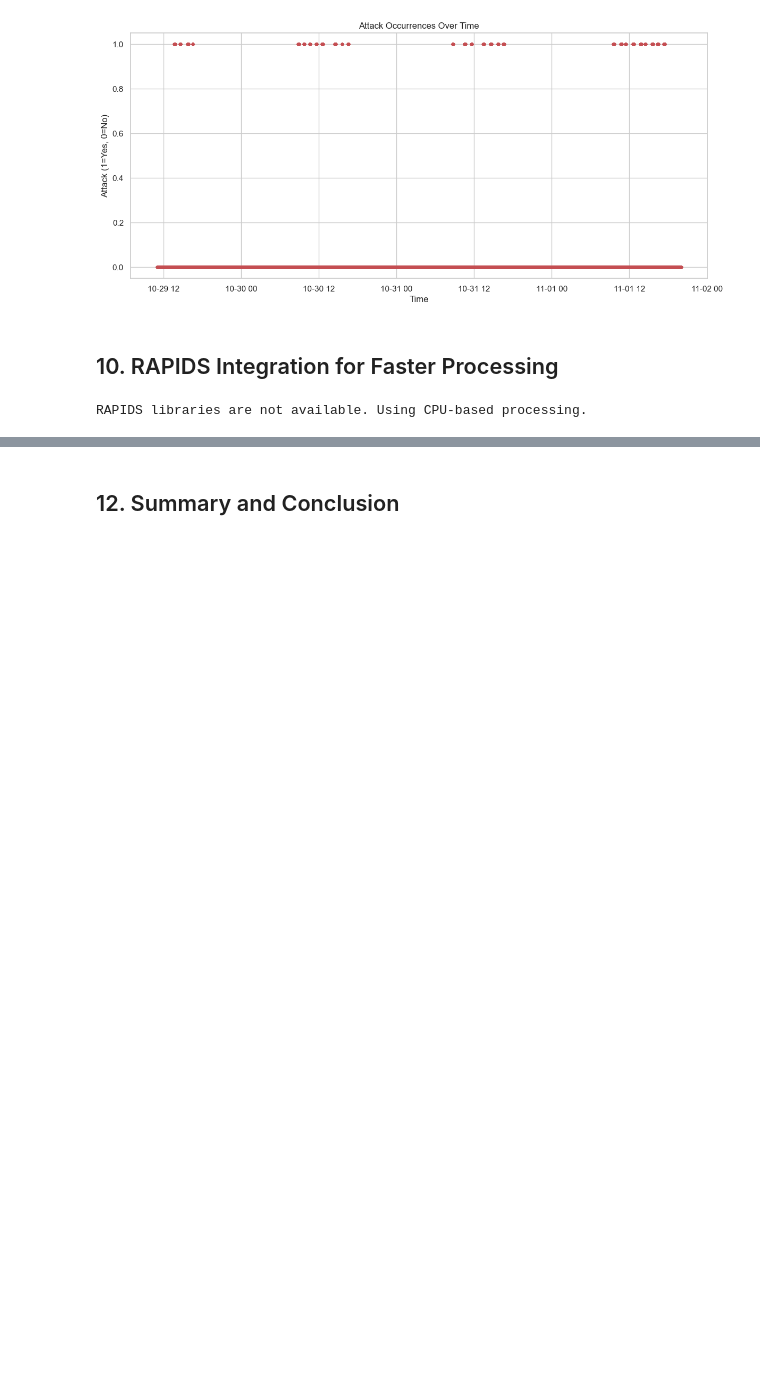
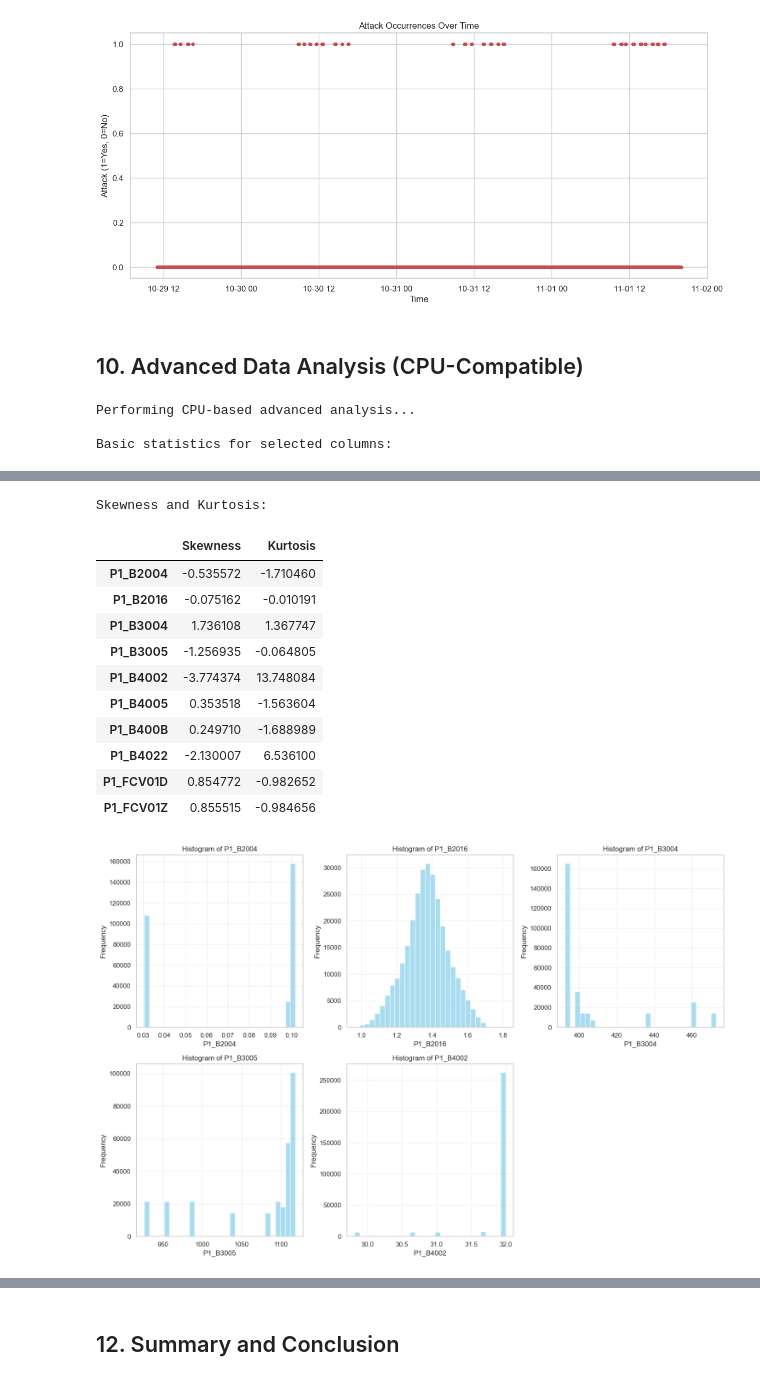
Before and after one commit to zxzinn/hai-dataset-analysis, a Jupyter notebook: hai_dataset_analysis.ipynb, the cells around one changed output, grey strips where cells are left out. Saved outputs shown, nothing was run; the diff lists cells and outputs as text; code cells hidden in the pictures; blank space fills up the shorter version.

```diff
--- a/hai_dataset_analysis.ipynb
+++ b/hai_dataset_analysis.ipynb
@@ -313,20 +313,3 @@ if parquet_files and 'attack' in df.columns:
 # %% [output]
 [figure]
 [figure]
-# %% [markdown]
-## 10. RAPIDS Integration for Faster Processing
-# %%
-# Try to import RAPIDS libraries
-try:
-    import cudf
-    import cupy as cp
-    import cuxfilter
-    from cuml import UMAP
-    from cuml.cluster import DBSCAN
-    rapids_available = True
-    print("RAPIDS libraries are available. GPU acceleration enabled.")
-except ImportError:
-    rapids_available = False
-    print("RAPIDS libraries are not available. Using CPU-based processing.")
-# %% [output]
-RAPIDS libraries are not available. Using CPU-based processing.
@@ -358,0 +316,47 @@ if rapids_available and parquet_files:
+# %% [markdown]
+## 10. Advanced Data Analysis (CPU-Compatible)
+# %%
+# CPU-based advanced analysis
+if parquet_files:
+    print("Performing CPU-based advanced analysis...")
+
+    # Select numeric columns for analysis
+    numeric_cols = df.select_dtypes(include=['number']).columns.tolist()
+
+    # Remove time column if it exists
+    if time_column and time_column in numeric_cols:
+        numeric_cols.remove(time_column)
+
+    # If there are too many columns, select a subset
+    if len(numeric_cols) > 10:
+        selected_cols = numeric_cols[:10]
+    else:
+        selected_cols = numeric_cols
+
+    # Calculate basic statistics
+    print("\nBasic statistics for selected columns:")
+    display(df[selected_cols].describe())
+
+    # Calculate skewness and kurtosis
+    print("\nSkewness and Kurtosis:")
+    skew_kurt = pd.DataFrame({
+        'Skewness': df[selected_cols].skew(),
+        'Kurtosis': df[selected_cols].kurtosis()
+    })
+    display(skew_kurt)
+
+    # Plot histograms for selected columns
+    plt.figure(figsize=(15, 10))
+    for i, col in enumerate(selected_cols[:5]):  # Limit to first 5 columns for clarity
+        plt.subplot(2, 3, i+1)
+        plt.hist(df[col], bins=30, alpha=0.7, color='skyblue')
+        plt.title(f'Histogram of {col}')
+        plt.xlabel(col)
+        plt.ylabel('Frequency')
+        plt.grid(True, alpha=0.3)
+    plt.tight_layout()
+    plt.show()
+# %% [output]
+Performing CPU-based advanced analysis...
+
+Basic statistics for selected columns:
@@ -359 +372,14 @@ if rapids_available and parquet_files:
+Skewness and Kurtosis:
+|  | Skewness | Kurtosis |
+| P1_B2004 | -0.535572 | -1.710460 |
+| P1_B2016 | -0.075162 | -0.010191 |
+| P1_B3004 | 1.736108 | 1.367747 |
+| P1_B3005 | -1.256935 | -0.064805 |
+| P1_B4002 | -3.774374 | 13.748084 |
+| P1_B4005 | 0.353518 | -1.563604 |
+| P1_B400B | 0.249710 | -1.688989 |
+| P1_B4022 | -2.130007 | 6.536100 |
+| P1_FCV01D | 0.854772 | -0.982652 |
+| P1_FCV01Z | 0.855515 | -0.984656 |
+[figure, added]
 # %% [markdown]
```
Also changed, not shown: parts of 5 cells of this notebook, 2 other files.
